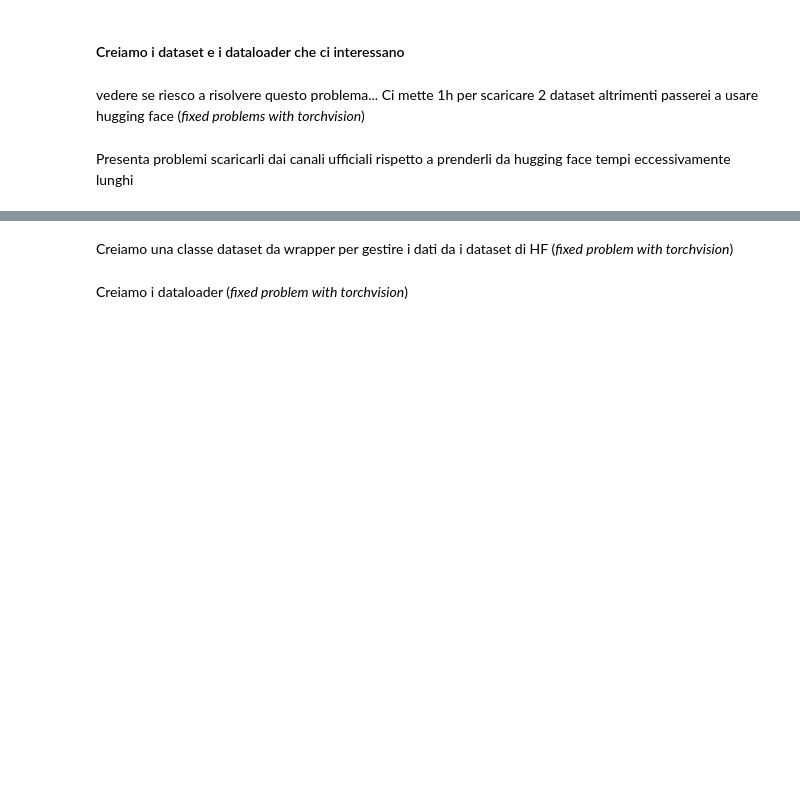
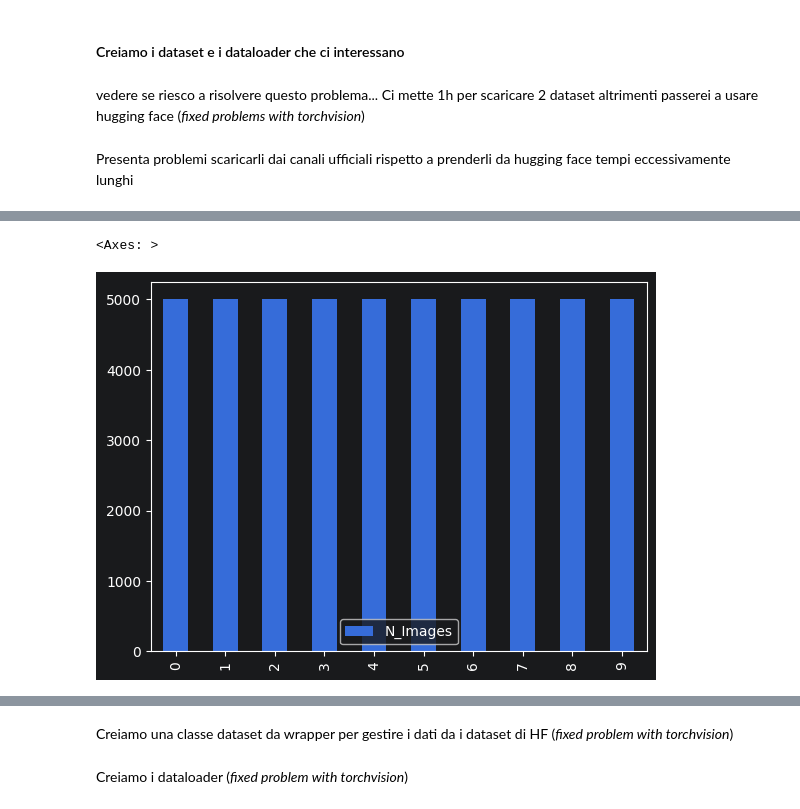
Before and after one commit to Pennelli02/DLA_Labs, a Jupyter notebook: Lab4/Lab4_OOD.ipynb, the cells around one changed output, grey strips where cells are left out. Cells and saved outputs as stored; diff of their text form; code cells hidden in the pictures; blank space fills up the shorter version.

Commit message:
fixed training, added EDA and added cofusion matrix

```diff
--- a/Lab4/Lab4_OOD.ipynb
+++ b/Lab4/Lab4_OOD.ipynb
@@ -131,7 +214,7 @@ vedere se riesco a risolvere questo problema... Ci mette 1h per scaricare 2 data
 # %% [markdown]
 Presenta problemi scaricarli dai canali ufficiali rispetto a prenderli da hugging face tempi eccessivamente lunghi
 # %%
-cifa10dt = CIFAR10("./data", train=True, download=True, transform=transforms.ToTensor())
-cifa100dt = CIFAR100("./data", train=True, download=True, transform=transforms.ToTensor())
+cifa10dt = CIFAR10("./data", train=True, download=True)
+cifa100dt = CIFAR100("./data", train=True, download=True)
 print(f"Cifar10", cifa10dt)
 print(f"Cifar100", cifa100dt)
@@ -141,0 +242,8 @@ print("Cifar100", cifa100dt.class_to_idx)
+# %%
+train_labels = cifa10dt.targets
+
+# conteggio degli elementi per classe (train)
+df = pd.DataFrame({
+    "Class": cifa10dt.classes,  # lista ordinata per indice, es. ['airplane', 'automobile', ...]
+    "N_Images": pd.Series(train_labels).value_counts().sort_index().values,
+})
@@ -141,0 +264,5 @@ print("Cifar100", cifa100dt.class_to_idx)
+# %%
+df.plot.bar()
+# %% [output]
+<Axes: >
+[figure, added]
```
Also changed, not shown: parts of 26 cells of this notebook.
